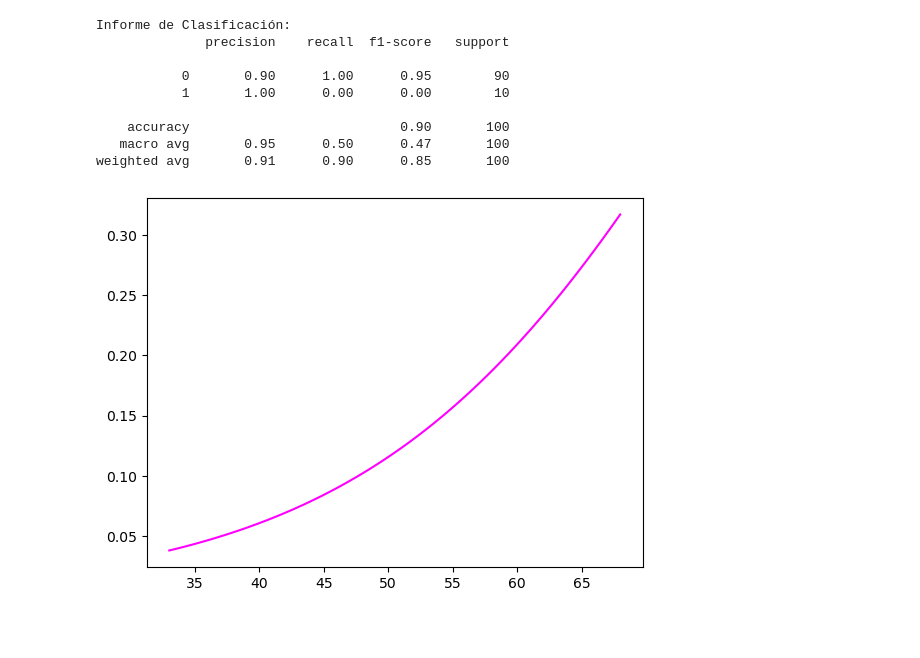
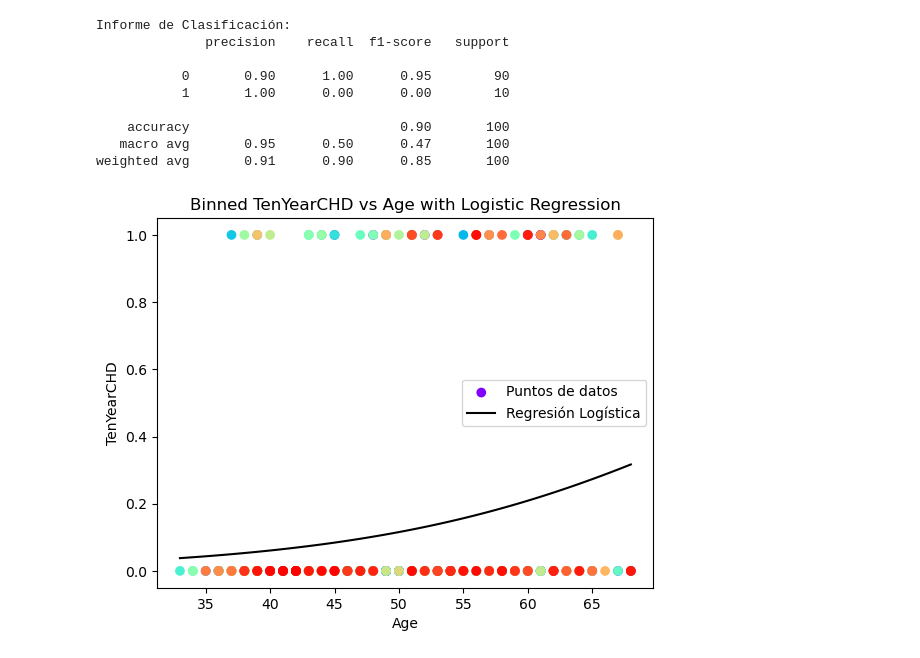
Before and after one commit to crabb-beltran/Analisis_Datos_Unad, a Jupyter notebook: regresion_logistica/script_regresion_logistica.ipynb, the cells around one changed output. Saved outputs shown, nothing was run; the diff lists cells and outputs as text; code cells hidden in the pictures; blank space fills up the shorter version.

Commit message:
Ajustes de código para la implementación del modelo de ánalisis de regresión lógistica

```diff
--- a/regresion_logistica/script_regresion_logistica.ipynb
+++ b/regresion_logistica/script_regresion_logistica.ipynb
@@ -19,7 +36,4 @@ np.random.seed(1234)
 # %%
 # Tomar una muestra aleatoria de 500 observaciones
 smp = df.sample(n=500)
-# %%
-# Convertir la columna 'male' en un factor (categórico)
-smp['male'] = smp['male'].astype('category')
 # %%
@@ -90,8 +100,17 @@ x = np.linspace(X['age'].min(), X['age'].max(), 100).reshape(-1, 1)
 x_df = pd.DataFrame({'age': x[:, 0]})
 x_scaled = scaler.transform(x_df)
 y_prob = modelo.predict_proba(x_scaled)[:, 1]
+# %%
+# Colormap de estilo arcoíris para colorear los puntos
+colors = cm.rainbow(np.linspace(0, 1, len(smp)))
 # %%
-plt.plot(x, y_prob, color='magenta')
+# Gráfico de puntos con regresión logística
+plt.scatter(smp['age'], smp['TenYearCHD'], color=colors, label='Puntos de datos')
+plt.plot(x, y_prob, color='black', label='Regresión Logística')
+plt.xlabel('Age')
+plt.ylabel('TenYearCHD')
+plt.title('Binned TenYearCHD vs Age with Logistic Regression')
+plt.legend()
 plt.show()
 # %% [output]
-[figure, old version]
+[figure, new version]
```
Also changed, not shown: parts of 4 cells of this notebook, 1 other file.
